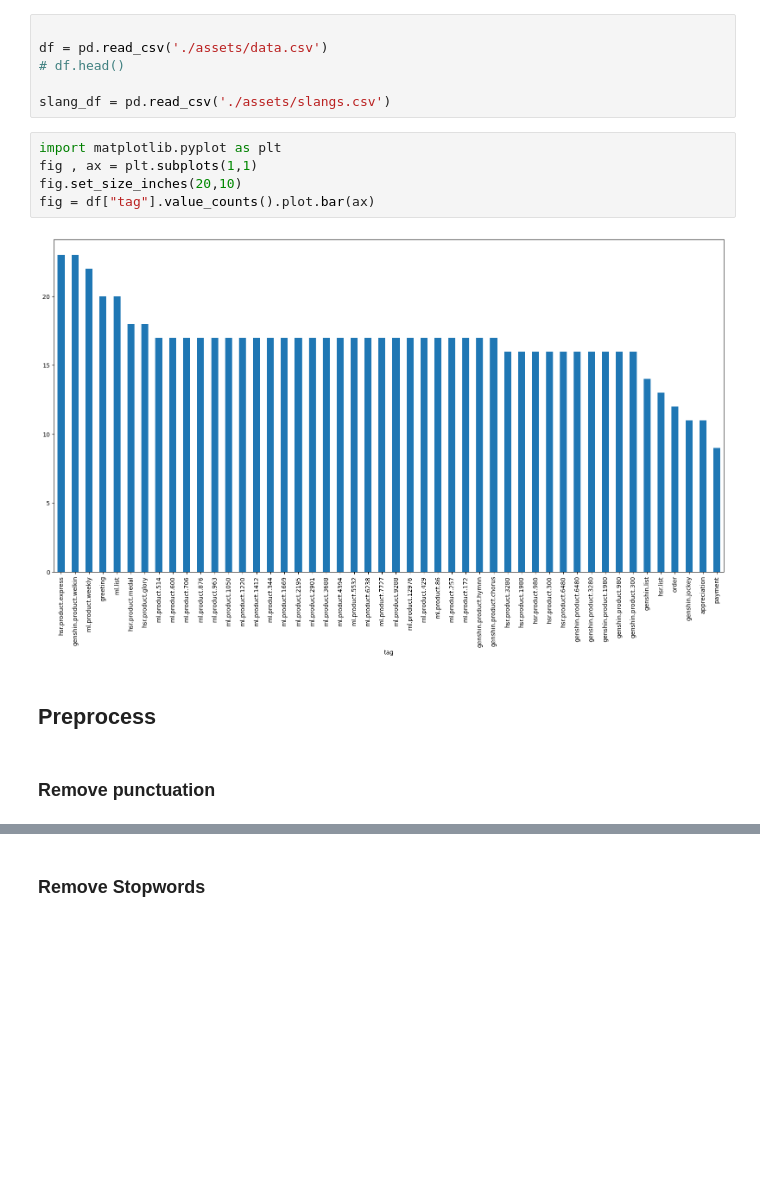
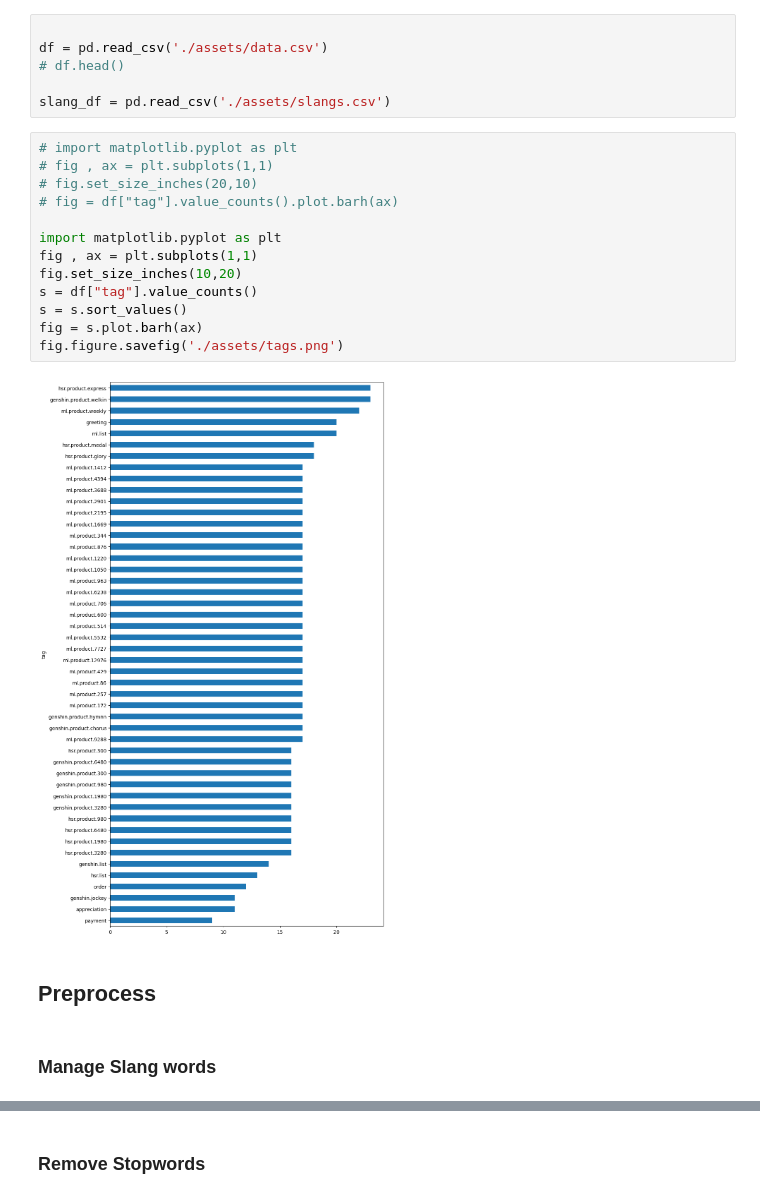
Before and after one commit to IhsanulAfkar/Chatbot-Server, a Jupyter notebook: main.ipynb, the cells around one changed output, grey strips where cells are left out. Drawn from its saved outputs; the diff is of its cells as text; blank space fills up the shorter version.

```diff
--- a/main.ipynb
+++ b/main.ipynb
@@ -19,16 +26,24 @@ df = pd.read_csv('./assets/data.csv')
 
 slang_df = pd.read_csv('./assets/slangs.csv')
 # %%
+# import matplotlib.pyplot as plt
+# fig , ax = plt.subplots(1,1)
+# fig.set_size_inches(20,10)
+# fig = df["tag"].value_counts().plot.barh(ax)
+
 import matplotlib.pyplot as plt
 fig , ax = plt.subplots(1,1)
-fig.set_size_inches(20,10)
-fig = df["tag"].value_counts().plot.bar(ax)
+fig.set_size_inches(10,20)
+s = df["tag"].value_counts()
+s = s.sort_values()
+fig = s.plot.barh(ax)
+fig.figure.savefig('./assets/tags.png')
 # %% [output]
-[figure, old version]
+[figure, new version]
 # %% [markdown]
 ## Preprocess
-# %% [markdown]
-### Remove punctuation
+# %% [markdown]
+### Manage Slang words
 # %%
 helper = Helper()
 patterns = df.pattern.values
```
Also changed, not shown: parts of 27 cells of this notebook, 7 other files.
